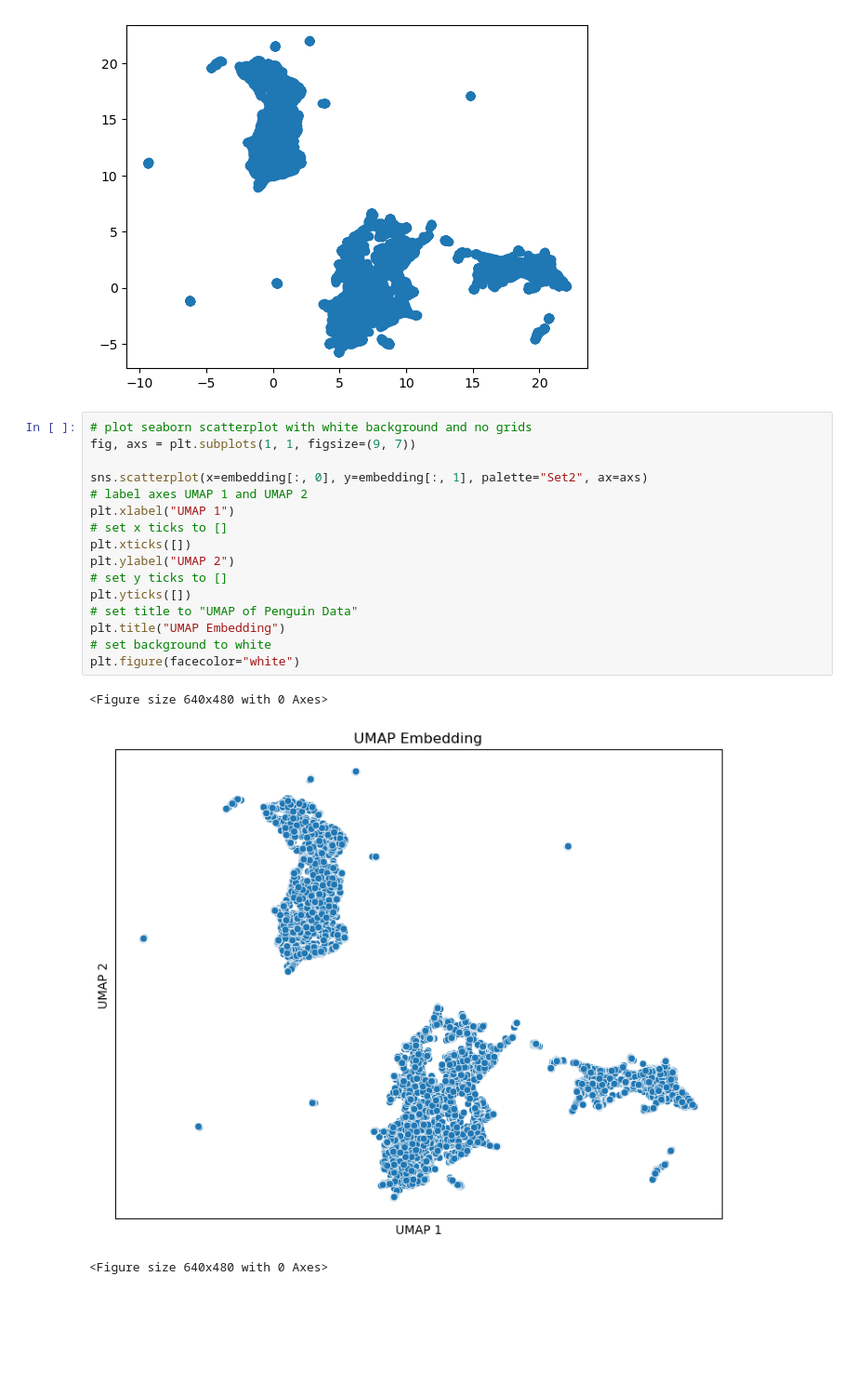
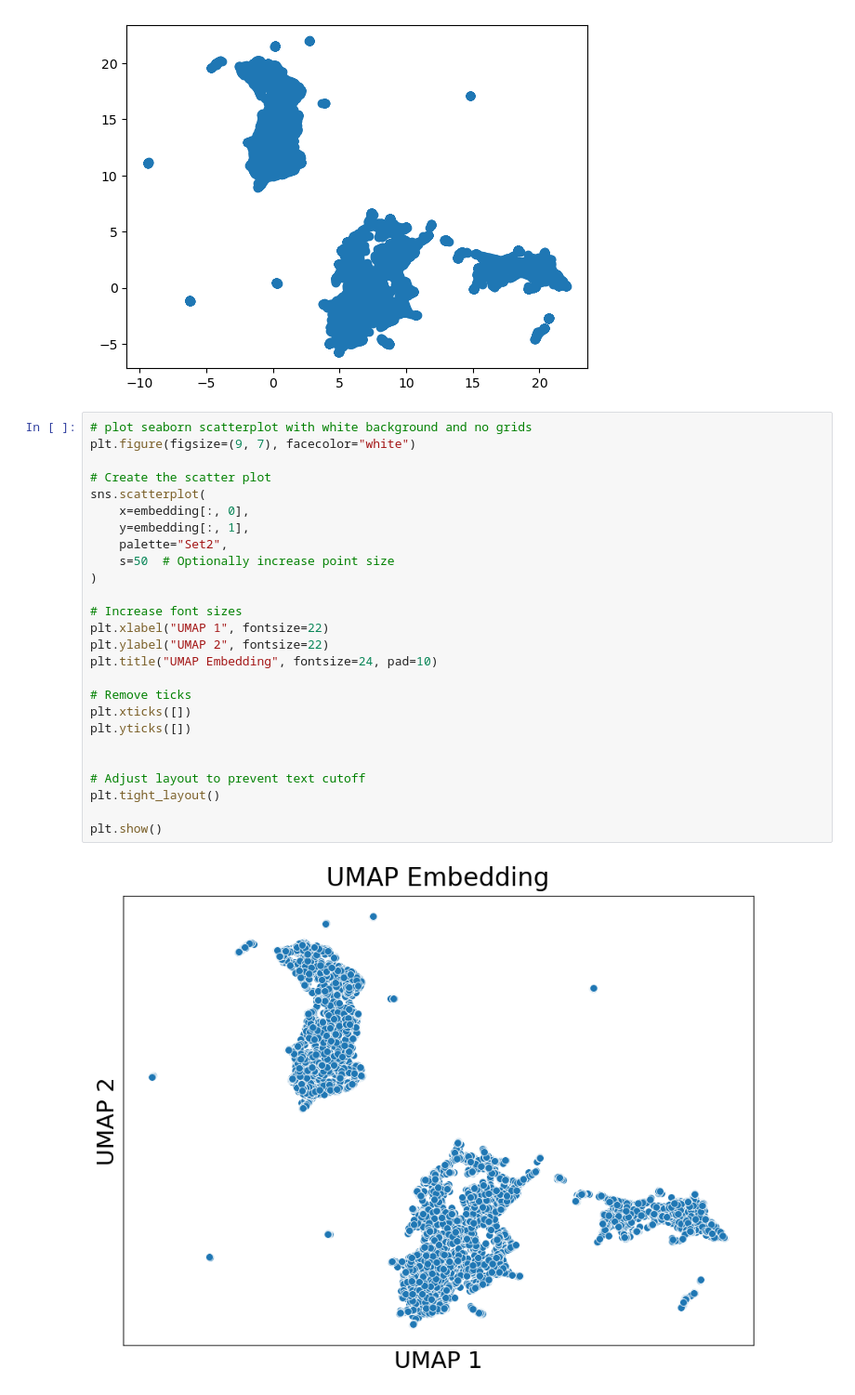
Before and after one commit to simonwarchol/seal, a Jupyter notebook: notebooks/3-29.ipynb, the cells around one changed output. Shown at 93% size. Saved outputs shown, nothing was run; the diff lists cells and outputs as text; blank space fills up the shorter version.

```diff
--- a/notebooks/3-29.ipynb
+++ b/notebooks/3-29.ipynb
@@ -84,24 +84,32 @@ plt.scatter(embedding[:, 0], embedding[:, 1])
 [figure]
 # %%
 # plot seaborn scatterplot with white background and no grids
-fig, axs = plt.subplots(1, 1, figsize=(9, 7))
+plt.figure(figsize=(9, 7), facecolor="white")
 
-sns.scatterplot(x=embedding[:, 0], y=embedding[:, 1], palette="Set2", ax=axs)
-# label axes UMAP 1 and UMAP 2
-plt.xlabel("UMAP 1")
-# set x ticks to []
+# Create the scatter plot
+sns.scatterplot(
+    x=embedding[:, 0],
+    y=embedding[:, 1],
+    palette="Set2",
+    s=50  # Optionally increase point size
+)
+
+# Increase font sizes
+plt.xlabel("UMAP 1", fontsize=22)
+plt.ylabel("UMAP 2", fontsize=22)
+plt.title("UMAP Embedding", fontsize=24, pad=10)
+
+# Remove ticks
 plt.xticks([])
-plt.ylabel("UMAP 2")
-# set y ticks to []
 plt.yticks([])
-# set title to "UMAP of Penguin Data"
-plt.title("UMAP Embedding")
-# set background to white
-plt.figure(facecolor="white")
+
+
+# Adjust layout to prevent text cutoff
+plt.tight_layout()
+
+plt.show()
 # %% [output]
-<Figure size 640x480 with 0 Axes>
-[figure, old version]
+[figure, new version]
-<Figure size 640x480 with 0 Axes>
 # %%
 # Create a 2x2 grid of subplots to show all 4 features
 fig, axs = plt.subplots(2, 1, figsize=(6, 7))
```
Also changed, not shown: parts of 1 cell of this notebook, 26 other files.
